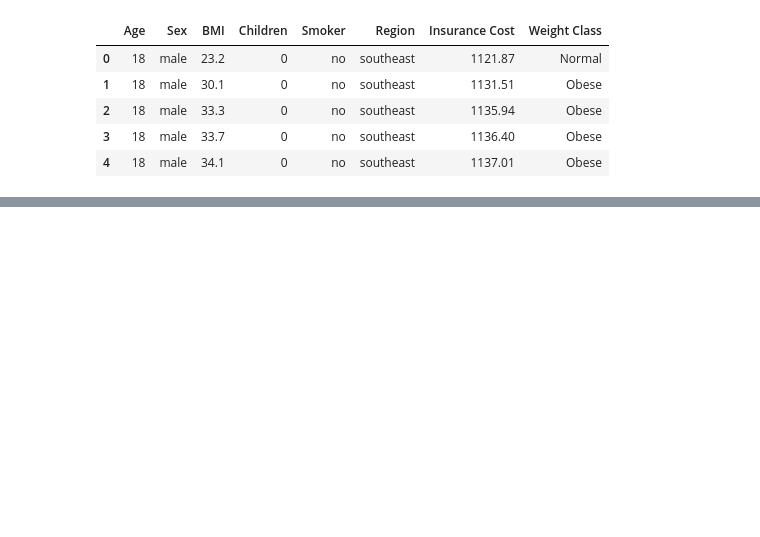
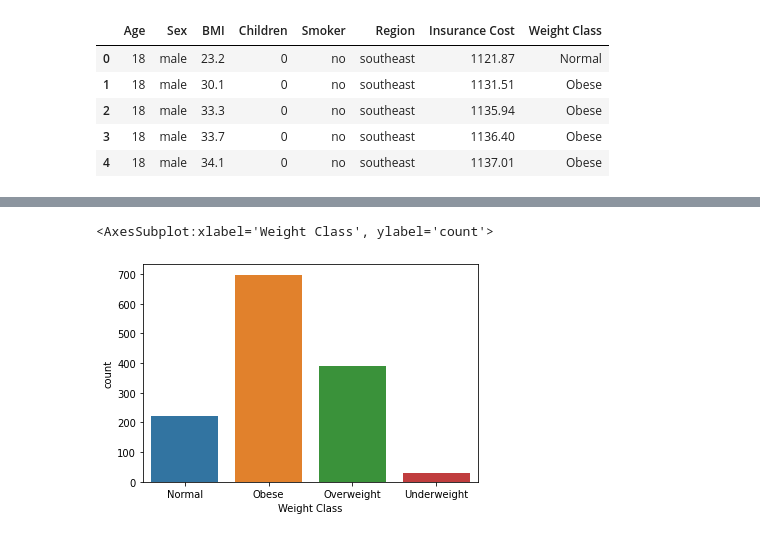
Before and after one commit to QuinnMarshal/course-project-group_1004, a Jupyter notebook: analysis/Sarvagya/milestone2.ipynb, the cells around one changed output, grey strips where cells are left out. Saved outputs shown, nothing was run; the diff lists cells and outputs as text; code cells hidden in the pictures; blank space fills up the shorter version.

Commit message:
Sarvagya - Complete Exploratory Data Analysis (Task 4)

```diff
--- a/analysis/Sarvagya/milestone2.ipynb
+++ b/analysis/Sarvagya/milestone2.ipynb
@@ -14,0 +28,7 @@ insurance_cleaned.head()
+# %%
+# I have noticed that the average BMI is exceptionally high. I would like to see the distribution of people in the different weight classes using the newly created column as my data and a count plot.
+
+sns.countplot(x = insurance_cleaned["Weight Class"])
+# %% [output]
+<AxesSubplot:xlabel='Weight Class', ylabel='count'>
+[figure, added]
```
Also changed, not shown: parts of 7 cells of this notebook.
